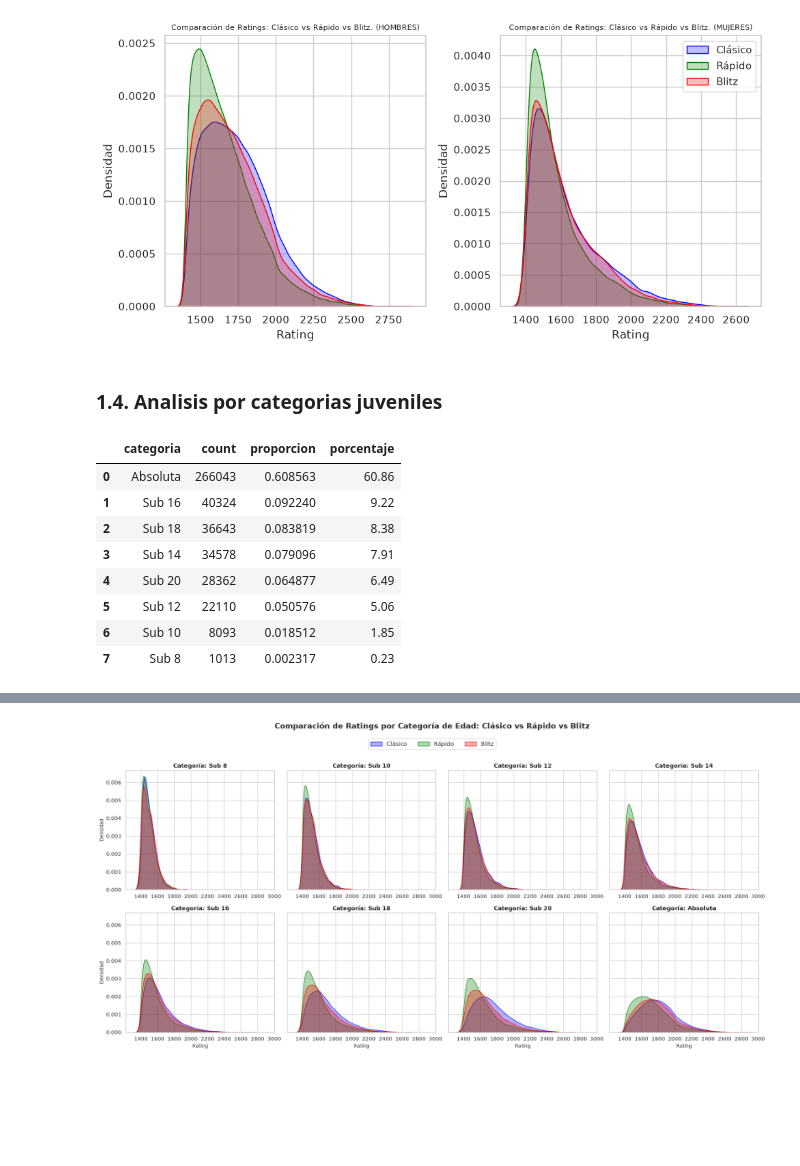
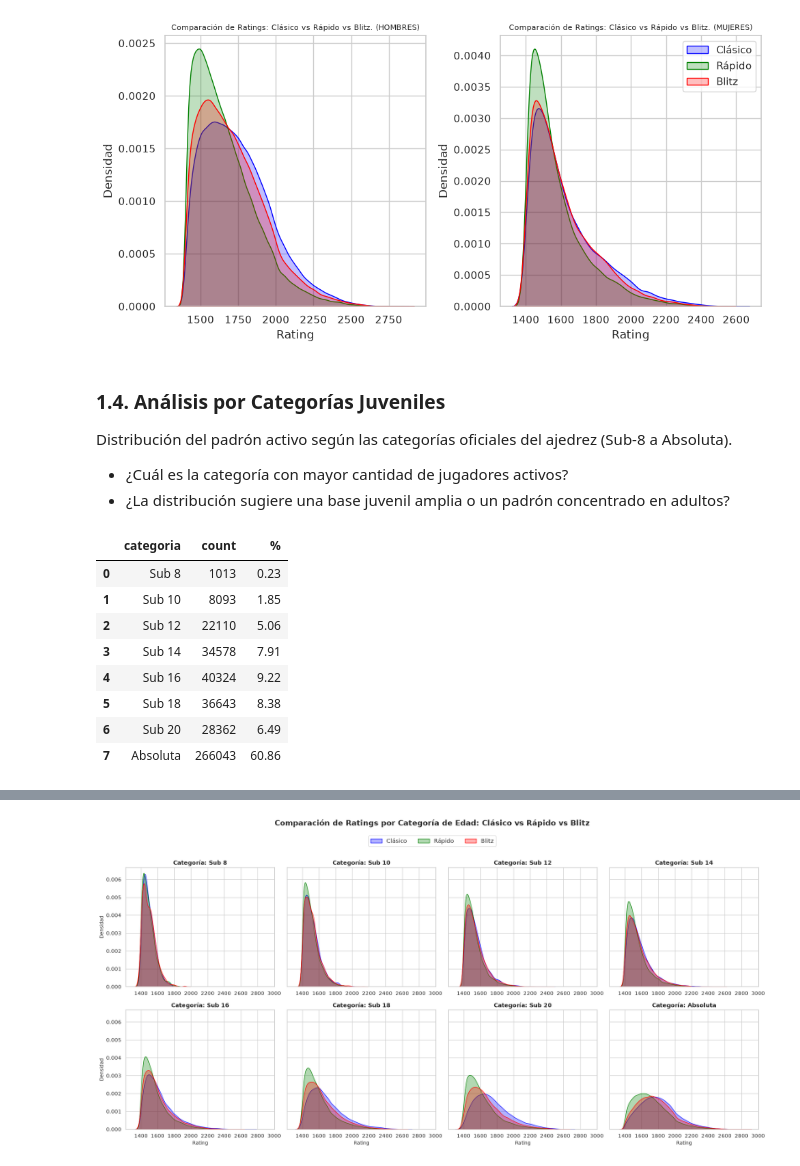
Before and after one commit to Entropy-v0/Kepler-ChessAnalytics, a Jupyter notebook: notebooks/02-demografia_edad_genero.ipynb, the cells around one changed output, grey strips where cells are left out. Cells and saved outputs as stored; diff of their text form; code cells hidden in the pictures; blank space fills up the shorter version.

```diff
--- a/notebooks/02-demografia_edad_genero.ipynb
+++ b/notebooks/02-demografia_edad_genero.ipynb
@@ -187,40 +256,26 @@ plt.show()
 # %% [output]
 [figure]
 # %% [markdown]
-### 1.4. Analisis por categorias juveniles
+### 1.4. Análisis por Categorías Juveniles
+
+Distribución del padrón activo según las categorías oficiales del ajedrez (Sub-8 a Absoluta).
+- ¿Cuál es la categoría con mayor cantidad de jugadores activos?
+- ¿La distribución sugiere una base juvenil amplia o un padrón concentrado en adultos?
 # %%
-reglas_ajedrez = {
-    "Sub 8":  (df["edad"] > 0) & (df["edad"] < 8),
-    "Sub 10": (df["edad"] >= 8) & (df["edad"] < 10),
-    "Sub 12": (df["edad"] >= 10) & (df["edad"] < 12),
-    "Sub 14": (df["edad"] >= 12) & (df["edad"] < 14),
-    "Sub 16": (df["edad"] >= 14) & (df["edad"] < 16),
-    "Sub 18": (df["edad"] >= 16) & (df["edad"] < 18),
-    "Sub 20": (df["edad"] >= 18) & (df["edad"] < 20),
-    "Absoluta": df["edad"] >= 20,
-}
-
-
-
-df["categoria"] = np.select(
-    list(reglas_ajedrez.values()), list(reglas_ajedrez.keys()), default="Sin Categoría"
-)
-
 
 df_categorias = df['categoria'].value_counts().reset_index()
+df_categorias['%'] = np.round((df_categorias['count'] / df_categorias['count'].sum()) * 100, 2)
 
+df_categorias = df_categorias.sort_values('categoria').reset_index(drop=True)
 
-
-df_categorias['proporcion'] = df_categorias['count'] / df_categorias['count'].sum()
-df_categorias['porcentaje'] = np.round(df_categorias['proporcion'], 4) * 100
 df_categorias
 # %% [output]
-|  | categoria | count | proporcion | porcentaje |
-| 0 | Absoluta | 266043 | 0.608563 | 60.86 |
-| 1 | Sub 16 | 40324 | 0.092240 | 9.22 |
-| 2 | Sub 18 | 36643 | 0.083819 | 8.38 |
-| 3 | Sub 14 | 34578 | 0.079096 | 7.91 |
-| 4 | Sub 20 | 28362 | 0.064877 | 6.49 |
-| 5 | Sub 12 | 22110 | 0.050576 | 5.06 |
-| 6 | Sub 10 | 8093 | 0.018512 | 1.85 |
-| 7 | Sub 8 | 1013 | 0.002317 | 0.23 |
+|  | categoria | count | % |
+| 0 | Sub 8 | 1013 | 0.23 |
+| 1 | Sub 10 | 8093 | 1.85 |
+| 2 | Sub 12 | 22110 | 5.06 |
+| 3 | Sub 14 | 34578 | 7.91 |
+| 4 | Sub 16 | 40324 | 9.22 |
+| 5 | Sub 18 | 36643 | 8.38 |
+| 6 | Sub 20 | 28362 | 6.49 |
+| 7 | Absoluta | 266043 | 60.86 |
```
Also changed, not shown: parts of 45 cells of this notebook, 10 other files.
